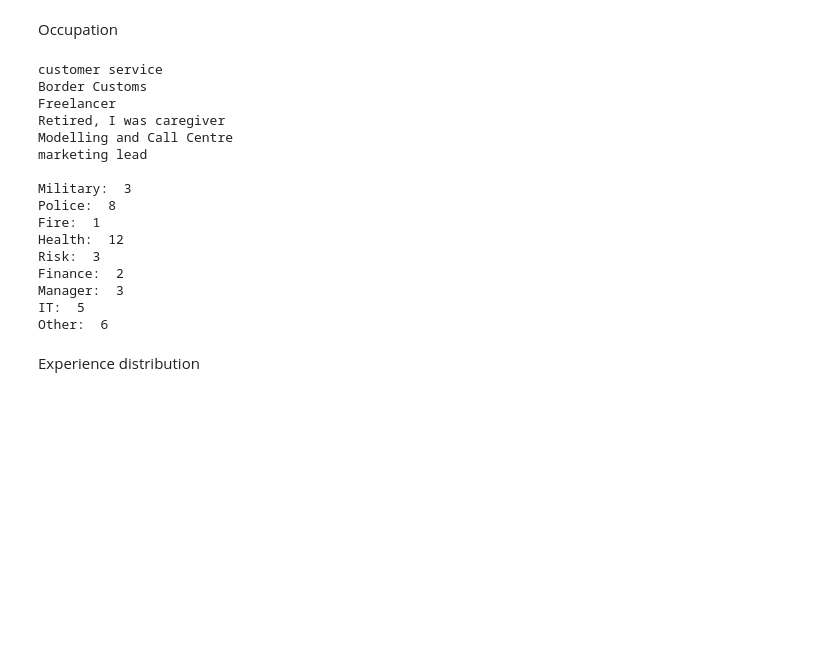
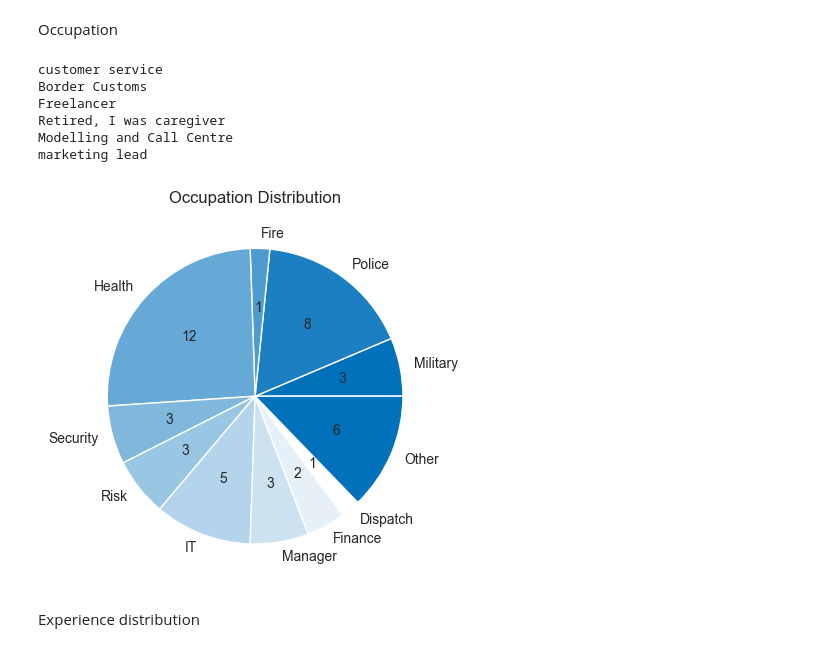
Before and after one commit to pinkstegosaurus99/plot_visualization, a Jupyter notebook: plotting.ipynb, the cells around one changed output. Cells and saved outputs as stored; diff of their text form; code cells hidden in the pictures; blank space fills up the shorter version.

```diff
--- a/plotting.ipynb
+++ b/plotting.ipynb
@@ -438,0 +444,8 @@ Task 1:  16 / 21 / 10
+# %%
+# Split data by condition
+condition1_data = full_data[full_data['condition'] == 1]
+condition2_data = full_data[full_data['condition'] == 2]
+
+# For task 2 annotations
+annotations_cond1 = annotations_data[annotations_data["Response ID"].isin(condition1_data["Response ID"])]
+annotations_cond2 = annotations_data[annotations_data["Response ID"].isin(condition2_data["Response ID"])]
@@ -529,7 +762,20 @@ for entry in occupation_data:
         other_count += 1
         print(entry)
 
-print("\nMilitary: ", military_count, "\nPolice: ", police_count, "\nFire: ", fire_count, "\nHealth: ", health_count,"\nRisk: ", risk_count, "\nFinance: ", finance_count, "\nManager: ", manager_count, "\nIT: ", it_count, "\nOther: ", other_count)
+occupation_counts = {
+    "Military": military_count,
+    "Police": police_count,
+    "Fire": fire_count,
+    "Health": health_count,
+    "Security": security_count,
+    "Risk": risk_count,
+    "IT": it_count,
+    "Manager": manager_count,
+    "Finance": finance_count,
+    "Dispatch": dispatch_count,
+    "Other": other_count
+}
+# print("\nMilitary: ", military_count, "\nPolice: ", police_count, "\nFire: ", fire_count, "\nHealth: ", health_count,"\nRisk: ", risk_count, "\nFinance: ", finance_count, "\nManager: ", manager_count, "\nIT: ", it_count, "\nOther: ", other_count)
 # %% [output]
 customer service
 Border Customs
@@ -537,16 +783,26 @@ Freelancer
 Retired, I was caregiver
 Modelling and Call Centre
 marketing lead
-
-Military:  3
-Police:  8
-Fire:  1
-Health:  12
-Risk:  3
-Finance:  2
-Manager:  3
-IT:  5
-Other:  6
+# %%
+labels = list(occupation_counts.keys())
+sizes = list(occupation_counts.values())
+
+def autopct_format(values):
+    def my_format(pct):
+        total = sum(values)
+        val = int(round(pct*total/100.0))
+        return '{v:d}'.format(v=val)
+    return my_format
+
+
+pie_plot = plt.pie(sizes, labels=labels, colors=blue_colours, autopct=autopct_format(sizes))
+plt.title("Occupation Distribution")
+
+output_path = "images/occupation_distribution.png"
+plt.savefig(output_path, dpi=150)
+plt.show()
+# %% [output]
+[figure, added]
 # %% [markdown]
 Experience distribution
 # %%
```
Also changed, not shown: parts of 27 cells of this notebook.
